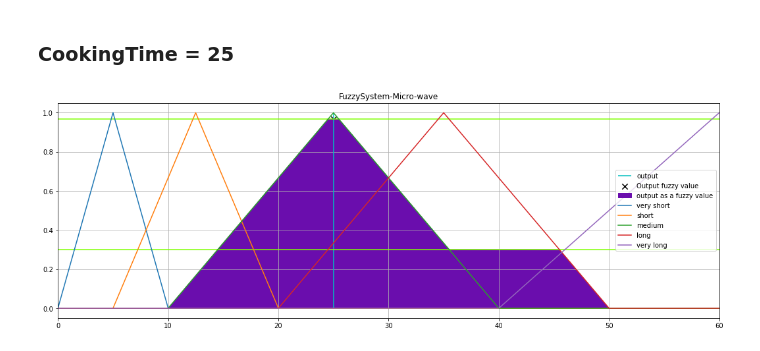
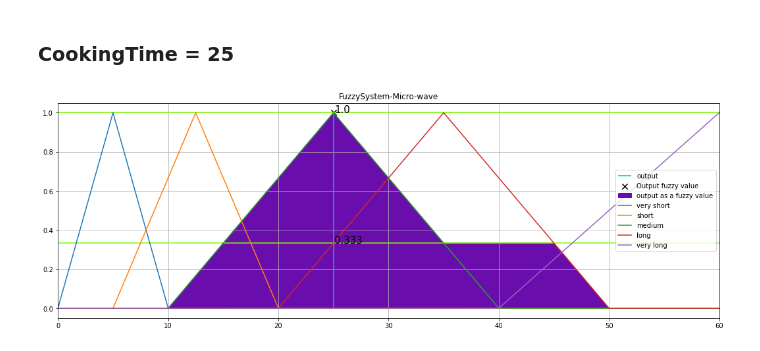
Before and after one commit to jacksonchen1998/2022-NYCU-Fuzzy-System, a Jupyter notebook: Micro-wave Fuzzy System.ipynb, the cells around one changed output. Saved outputs shown, nothing was run; the diff lists cells and outputs as text; code cells hidden in the pictures.

```diff
--- a/Micro-wave Fuzzy System.ipynb
+++ b/Micro-wave Fuzzy System.ipynb
@@ -355,29 +355,32 @@ plt.legend(loc="lower right")
 # %%
 cooktime = 25
 
-cookValueMedium = Cook3_m[1, np.isclose(cooktime, Cook3_m[0], atol=5e-1)][0]
-cookValueLarge = Cook4_l[1, np.isclose(cooktime, Cook4_l[0], atol=5e-1)][0]
+cookValueMedium = Cook3_m[1, np.isclose(cooktime, Cook3_m[0])][0]
+cookValueLarge = Cook4_l[1, np.isclose(cooktime, Cook4_l[0])][0]
 
 plt.figure(figsize=(18, 6))
 
 plt.vlines(cooktime, 0, 1, colors='c', label='output')
 plt.scatter(cooktime, cookValueMedium, marker='x', color='#000000', label='Output fuzzy value', s=70)
 plt.hlines(cookValueMedium, 0, 60 , colors='#7FFF00')
 plt.hlines(cookValueLarge, 0, 60 , colors='#7FFF00')
+
+plt.annotate(np.round(cookValueMedium, 3), (cooktime + 0.1, cookValueMedium), size=15)
+plt.annotate(np.round(cookValueLarge, 3), (cooktime + 0.1, cookValueLarge), size=15)
 
 plt.fill(Cook3_m[0, Cook3_m[1] <= cookValueMedium], Cook3_m[1, Cook3_m[1] <= cookValueMedium], color='#6a0dad', label='output as a fuzzy value')
 plt.fill(Cook4_l[0, Cook4_l[1] <= cookValueLarge], Cook4_l[1, Cook4_l[1] <= cookValueLarge], color='#6a0dad')
 
 plt.plot(Cook1_vs[0], Cook1_vs[1], label='very short')
 plt.plot(Cook2_s[0], Cook2_s[1], label='short')
 plt.plot(Cook3_m[0], Cook3_m[1], label='medium')
 plt.plot(Cook4_l[0], Cook4_l[1], label='long')
 plt.plot(Cook5_vl[0], Cook5_vl[1], label='very long')
 
 plt.xlim(0, 60)
 plt.legend(loc="best")
 plt.grid()
 plt.title('FuzzySystem-Micro-wave')
 plt.savefig('FuzzySystem-Micro-wave.png')
 # %% [output]
-[figure, old version]
+[figure, new version]
```
Also changed, not shown: parts of 2 cells of this notebook, 2 other files.
